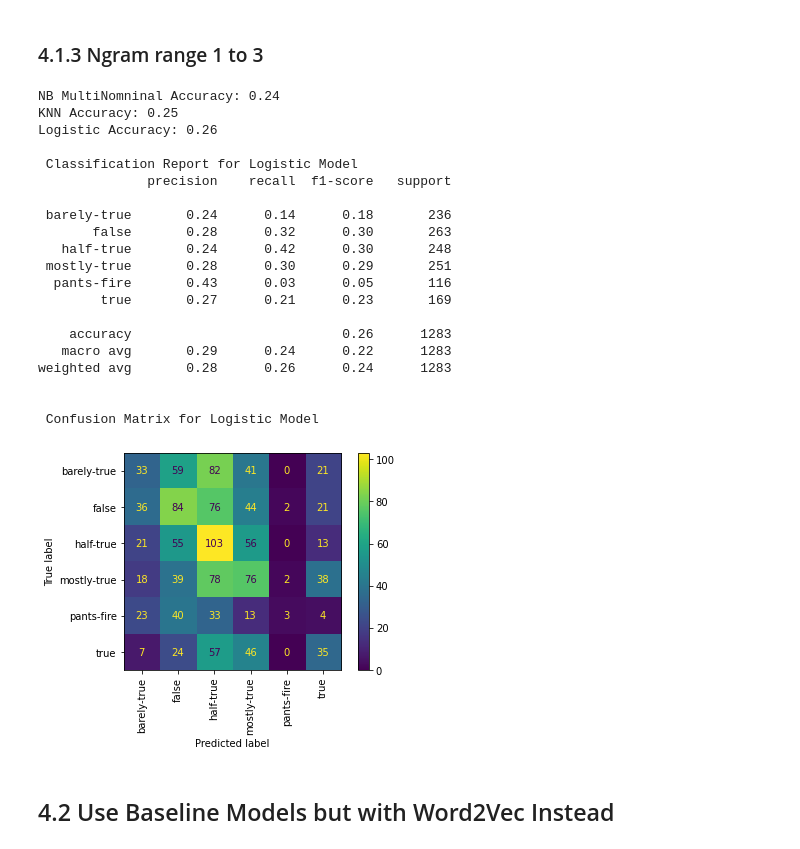
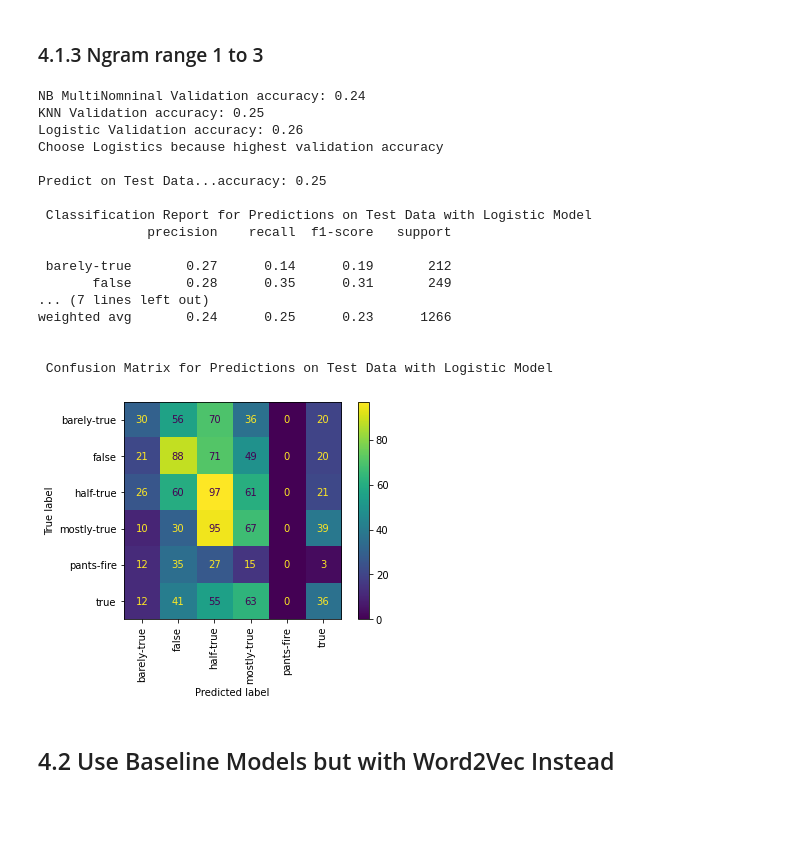
Before and after one commit to hifrickenfive/UniAdelaideAIML, a Jupyter notebook: assignment4/assignment4.ipynb, the cells around one changed output. Saved outputs shown, nothing was run; the diff lists cells and outputs as text; code cells hidden in the pictures; blank space fills up the shorter version.

Commit message:
Added prediction on test data to baseline models

```diff
--- a/assignment4/assignment4.ipynb
+++ b/assignment4/assignment4.ipynb
@@ -358,7 +345,7 @@ from sklearn.feature_extraction.text import TfidfVectorizer
 from nltk.tokenize import word_tokenize
 from sklearn import metrics
 # %%
-def trainBaselineModels(xTrain, yTrain, xVal, yVal):
+def trainBaselineModels(xTrain, yTrain, xVal, yVal, xTest, yTest):
     # Initialise models
     models = [naive_bayes.MultinomialNB(), KNeighborsClassifier(), LogisticRegression(C=1.0, max_iter=10000)]
     modelName = ['NB MultiNomninal', 'KNN', 'Logistic']
@@ -378,15 +365,21 @@ def trainBaselineModels(xTrain, yTrain, xVal, yVal):
 
     # Print Accuracy
     for i in range(3):
-        print(f'{modelName[i]} Accuracy: {accuracies[i]:.2f}')
+        print(f'{modelName[i]} Validation accuracy: {accuracies[i]:.2f}')
+    print('Choose Logistics because highest validation accuracy')
+
+    # Predict on Test Data
+    yPred = model.predict(xTest)
+    testAccuracy = metrics.accuracy_score(yTest, yPred)
+    print(f'\nPredict on Test Data...accuracy: {testAccuracy:.2f}')
 
     # Evaluate Precision, Recall, F1-Score for Logistic
-    print('\n Classification Report for Logistic Model')
-    print(metrics.classification_report(val['label'], predictions))
+    print('\n Classification Report for Predictions on Test Data with Logistic Model')
+    print(metrics.classification_report(yTest, yPred))
 
     # Evaluate Confusion Matrix for Logistic
-    print('\n Confusion Matrix for Logistic Model')
-    cmDisp = metrics.ConfusionMatrixDisplay.from_predictions(yVal, predictions, xticks_rotation='vertical')
+    print('\n Confusion Matrix for Predictions on Test Data with Logistic Model')
+    cmDisp = metrics.ConfusionMatrixDisplay.from_predictions(yTest, yPred, xticks_rotation='vertical')
 # %% [markdown]
 ### 4.1.1 CountVectorizer
 # %%
@@ -464,37 +453,35 @@ weighted avg       0.26      0.25      0.24      1283
 # %%
 # Initialise count vectorizer to model 'Bag of Words' with tokenization (keeps punctuation). Specifically try ngrams ranges 1 to 3
 tfv = TfidfVectorizer(tokenizer=word_tokenize,token_pattern=None,ngram_range=(1, 3))
 
 # Fit vectorizer to the corpus
 tfv.fit(train['statement'])
 
 # Transform training and val statements
 xTrain = tfv.transform(train['statement'])
 xVal = tfv.transform(val['statement'])
+xTest = tfv.transform(test['statement'])
 
-trainBaselineModels(xTrain, train['label'], xVal, val['label'])
+trainBaselineModels(xTrain, train['label'], xVal, val['label'], xTest, test['label'])
 # %% [output]
-NB MultiNomninal Accuracy: 0.24
-KNN Accuracy: 0.25
-Logistic Accuracy: 0.26
+NB MultiNomninal Validation accuracy: 0.24
+KNN Validation accuracy: 0.25
+Logistic Validation accuracy: 0.26
+Choose Logistics because highest validation accuracy
 
- Classification Report for Logistic Model
+Predict on Test Data...accuracy: 0.25
+
+ Classification Report for Predictions on Test Data with Logistic Model
               precision    recall  f1-score   support
 
- barely-true       0.24      0.14      0.18       236
-       false       0.28      0.32      0.30       263
-   half-true       0.24      0.42      0.30       248
- mostly-true       0.28      0.30      0.29       251
-  pants-fire       0.43      0.03      0.05       116
-        true       0.27      0.21      0.23       169
-
-    accuracy                           0.26      1283
-   macro avg       0.29      0.24      0.22      1283
-weighted avg       0.28      0.26      0.24      1283
+ barely-true       0.27      0.14      0.19       212
+       false       0.28      0.35      0.31       249
+... (7 lines left out)
+weighted avg       0.24      0.25      0.23      1266
 
 
- Confusion Matrix for Logistic Model
+ Confusion Matrix for Predictions on Test Data with Logistic Model
-[figure, old version]
+[figure, new version]
 # %% [markdown]
 ## 4.2 Use Baseline Models but with Word2Vec Instead
 # %%
```
Also changed, not shown: parts of 24 cells of this notebook.
